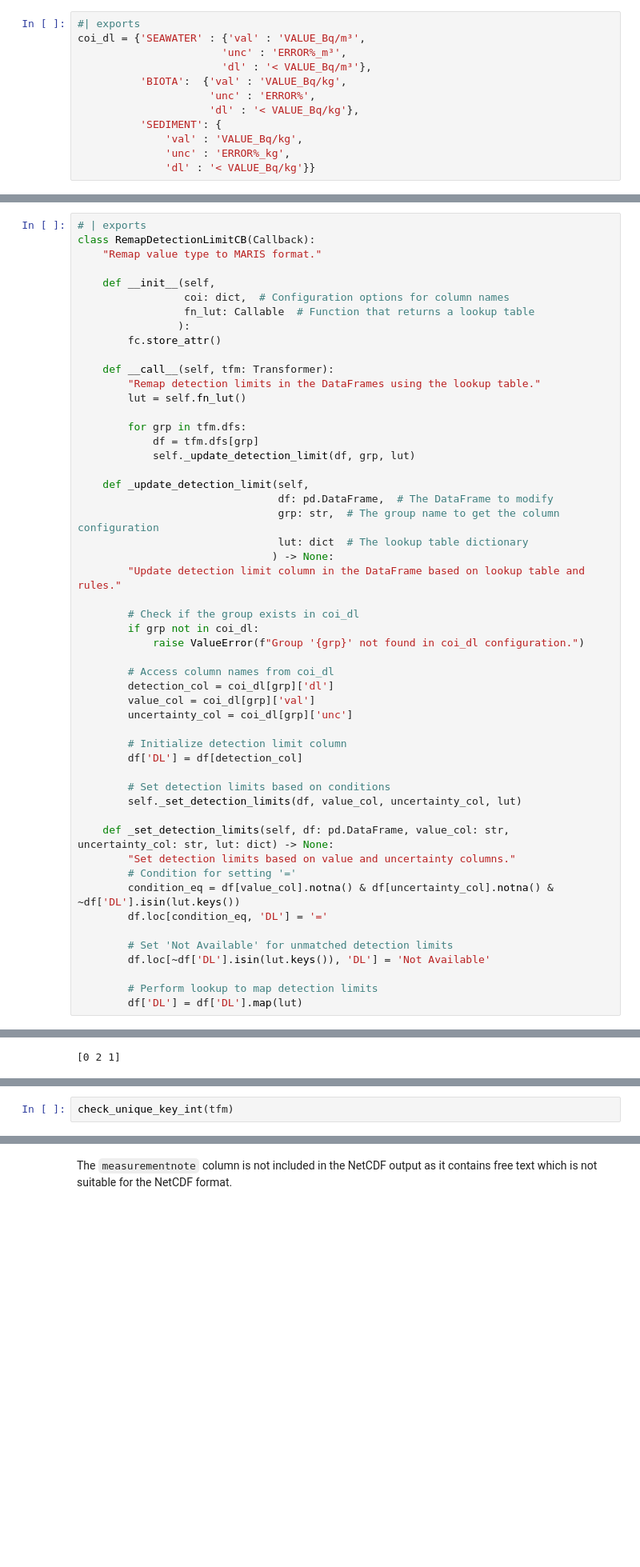
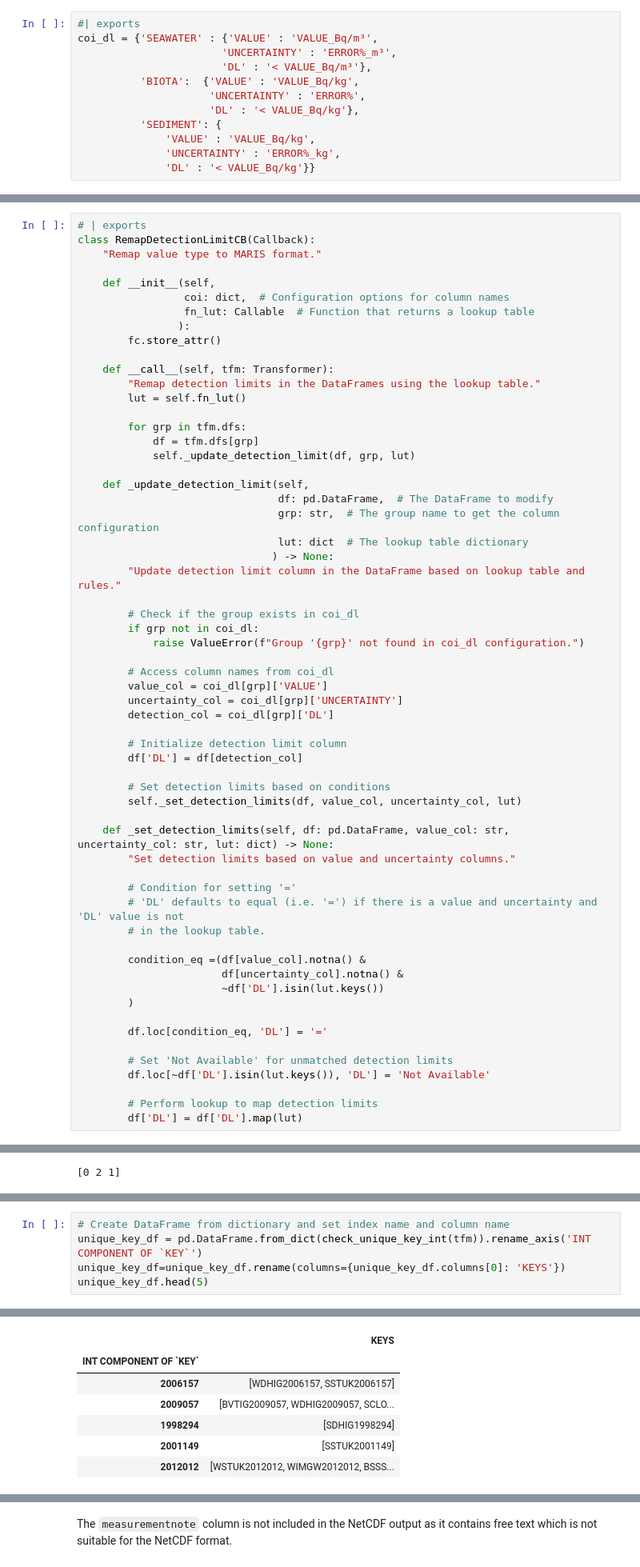
Before and after one commit to franckalbinet/marisco, a Jupyter notebook: nbs/handlers/helcom.ipynb, the cells around one changed output, grey strips where cells are left out. Shown at 80% size. Saved outputs shown, nothing was run; the diff lists cells and outputs as text; blank space fills up the shorter version.

```diff
--- a/nbs/handlers/helcom.ipynb
+++ b/nbs/handlers/helcom.ipynb
@@ -1263,16 +1260,16 @@ lut_dl = lambda: pd.read_excel(detection_limit_lut_path(), usecols=['name','id']
 Based on columns of interest for each sample type:
 # %%
 #| exports
-coi_dl = {'SEAWATER' : {'val' : 'VALUE_Bq/m³',
-                       'unc' : 'ERROR%_m³',
-                       'dl' : '< VALUE_Bq/m³'},
-          'BIOTA':  {'val' : 'VALUE_Bq/kg',
-                     'unc' : 'ERROR%',
-                     'dl' : '< VALUE_Bq/kg'},
+coi_dl = {'SEAWATER' : {'VALUE' : 'VALUE_Bq/m³',
+                       'UNCERTAINTY' : 'ERROR%_m³',
+                       'DL' : '< VALUE_Bq/m³'},
+          'BIOTA':  {'VALUE' : 'VALUE_Bq/kg',
+                     'UNCERTAINTY' : 'ERROR%',
+                     'DL' : '< VALUE_Bq/kg'},
           'SEDIMENT': {
-              'val' : 'VALUE_Bq/kg',
-              'unc' : 'ERROR%_kg',
-              'dl' : '< VALUE_Bq/kg'}}
+              'VALUE' : 'VALUE_Bq/kg',
+              'UNCERTAINTY' : 'ERROR%_kg',
+              'DL' : '< VALUE_Bq/kg'}}
 # %% [markdown]
 We follow the following business logic to encode the detection limit:
 # %% [markdown]
@@ -1311,9 +1308,9 @@ class RemapDetectionLimitCB(Callback):
             raise ValueError(f"Group '{grp}' not found in coi_dl configuration.")
 
         # Access column names from coi_dl
-        detection_col = coi_dl[grp]['dl']
-        value_col = coi_dl[grp]['val']
-        uncertainty_col = coi_dl[grp]['unc']
+        value_col = coi_dl[grp]['VALUE']
+        uncertainty_col = coi_dl[grp]['UNCERTAINTY']
+        detection_col = coi_dl[grp]['DL']
 
         # Initialize detection limit column
         df['DL'] = df[detection_col]
@@ -1323,8 +1320,16 @@ class RemapDetectionLimitCB(Callback):
 
     def _set_detection_limits(self, df: pd.DataFrame, value_col: str, uncertainty_col: str, lut: dict) -> None:
         "Set detection limits based on value and uncertainty columns."
+
         # Condition for setting '='
-        condition_eq = df[value_col].notna() & df[uncertainty_col].notna() & ~df['DL'].isin(lut.keys())
+        # 'DL' defaults to equal (i.e. '=') if there is a value and uncertainty and 'DL' value is not
+        # in the lookup table.
+
+        condition_eq =(df[value_col].notna() &
+                       df[uncertainty_col].notna() &
+                       ~df['DL'].isin(lut.keys())
+        )
+
         df.loc[condition_eq, 'DL'] = '='
 
         # Set 'Not Available' for unmatched detection limits
@@ -1453,5 +1466,8 @@ def check_unique_key_int(tfm):
         'int_key_map': int_key_map  # Return the mapping of integer parts to complete keys
     }
 # %%
-check_unique_key_int(tfm)
+# Create DataFrame from dictionary and set index name and column name
+unique_key_df = pd.DataFrame.from_dict(check_unique_key_int(tfm)).rename_axis('INT COMPONENT OF `KEY`')
+unique_key_df=unique_key_df.rename(columns={unique_key_df.columns[0]: 'KEYS'})
+unique_key_df.head(5)
 # %% [output]
@@ -1474,0 +1474,7 @@ check_unique_key_int(tfm)
+|  | KEYS |
+| INT COMPONENT OF `KEY` |  |
+| 2006157 | [WDHIG2006157, SSTUK2006157] |
+| 2009057 | [BVTIG2009057, WDHIG2009057, SCLO... |
+| 1998294 | [SDHIG1998294] |
+| 2001149 | [SSTUK2001149] |
+| 2012012 | [WSTUK2012012, WIMGW2012012, BSSS... |
```
Also changed, not shown: parts of 52 cells of this notebook, 7 other files.
